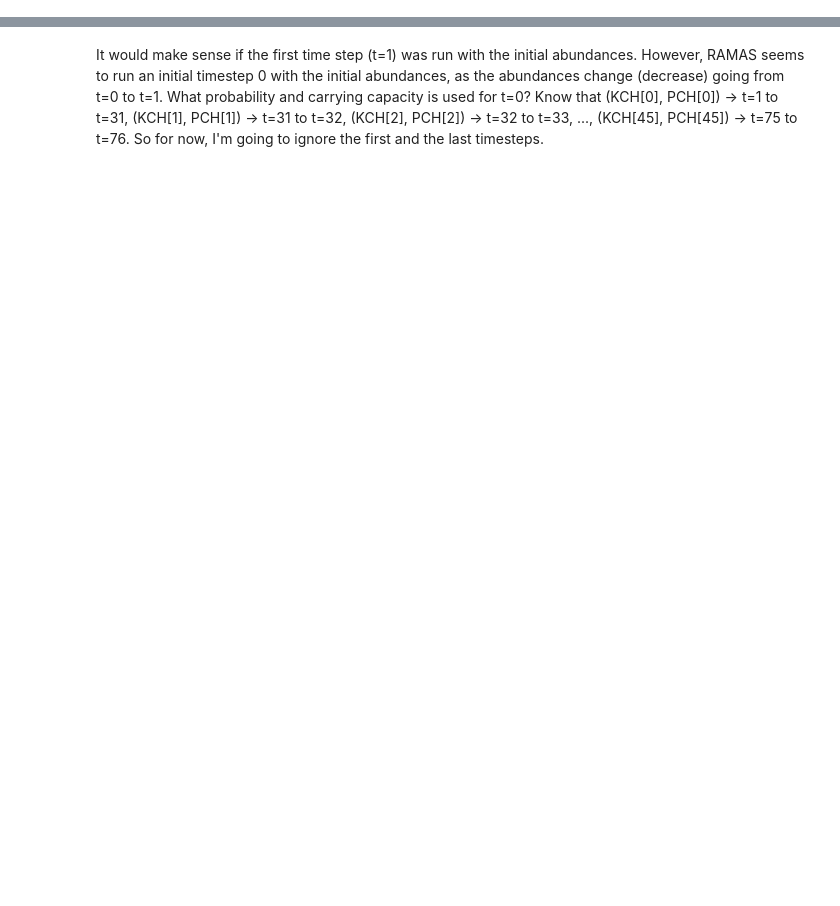
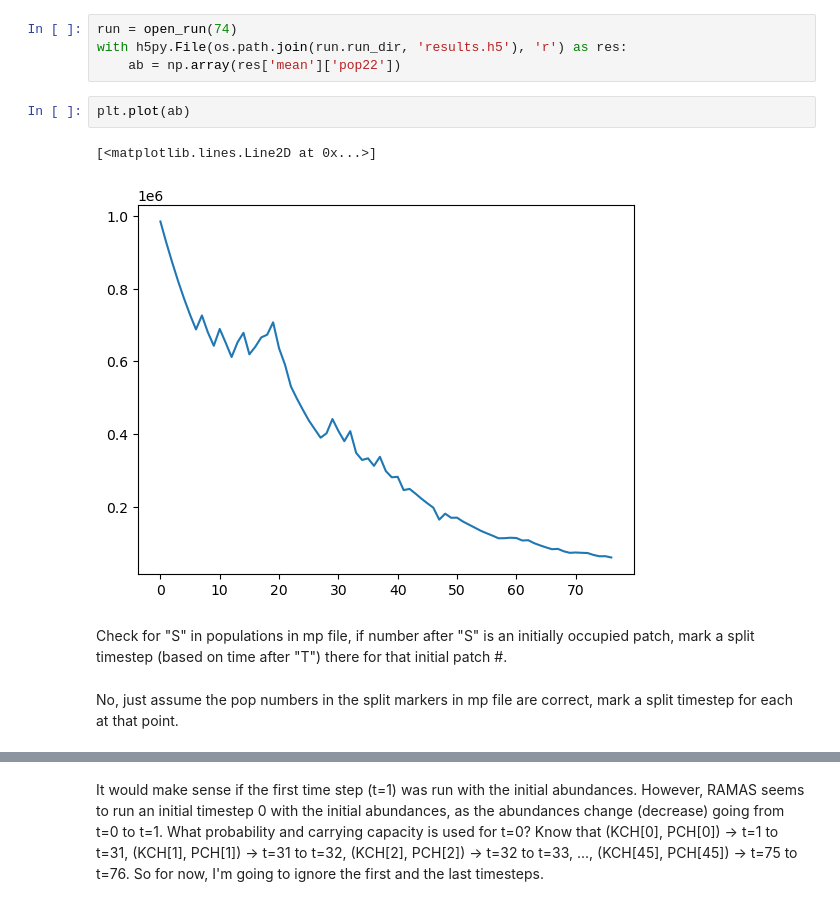
Before and after one commit to patricklawton/TecateCypress, a Jupyter notebook: analysis.ipynb, the cells around one changed output, grey strips where cells are left out. Saved outputs shown, nothing was run; the diff lists cells and outputs as text; blank space fills up the shorter version.

```diff
--- a/analysis.ipynb
+++ b/analysis.ipynb
@@ -14,0 +41,13 @@ matplotlib.rcParams['animation.ffmpeg_path'] = '/Users/patrick/Downloads/ffmpeg'
+# %%
+run = open_run(74)
+with h5py.File(os.path.join(run.run_dir, 'results.h5'), 'r') as res:
+    ab = np.array(res['mean']['pop22'])
+# %%
+plt.plot(ab)
+# %% [output]
+[<matplotlib.lines.Line2D at 0x...>]
+[figure, added]
+# %% [markdown]
+Check for "S" in populations in mp file, if number after "S" is an initially occupied patch, mark a split timestep (based on time after "T") there for that initial patch #.
+# %% [markdown]
+No, just assume the pop numbers in the split markers in mp file are correct, mark a split timestep for each at that point.
```
Also changed, not shown: parts of 5 cells of this notebook, 2 other files.
